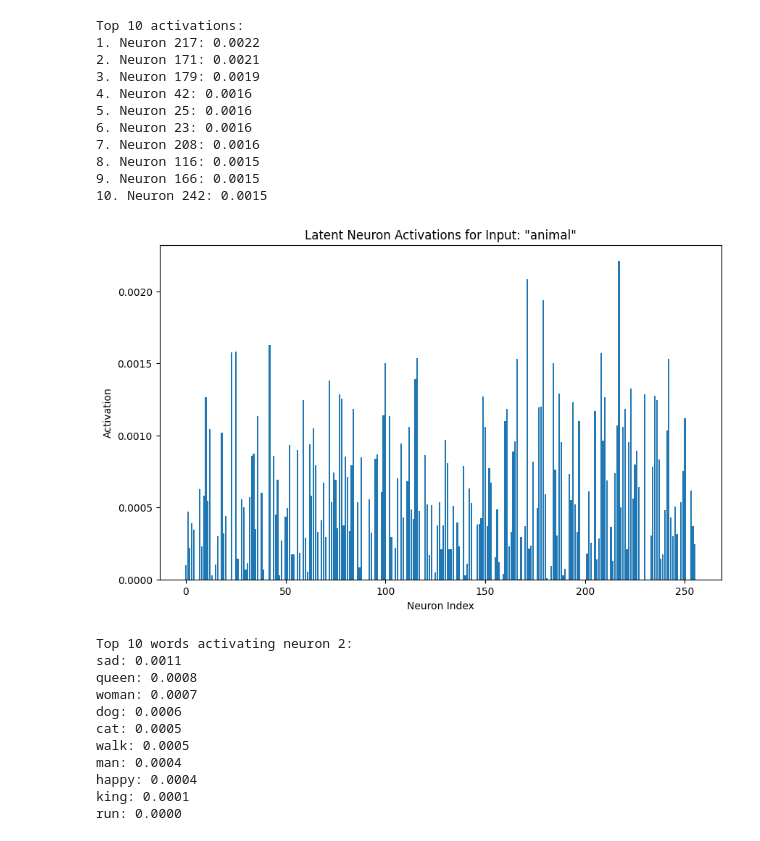
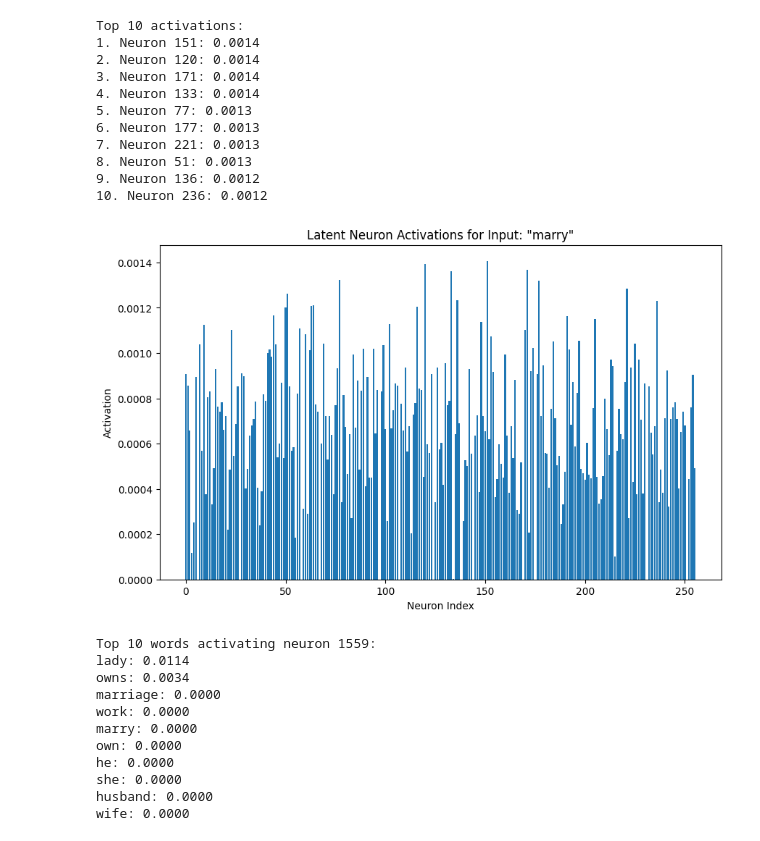
Before and after one commit to iug-htw/GPTAndPrejudice, a Jupyter notebook: SAEs_evaluations.ipynb, the cells around one changed output. Saved outputs shown, nothing was run; the diff lists cells and outputs as text; code cells hidden in the pictures.

```diff
--- a/SAEs_evaluations.ipynb
+++ b/SAEs_evaluations.ipynb
@@ -12,13 +14,15 @@ from clean_gutenberg_text import clean_gutenberg_text
 from train_sae import train_sae
 from sparse_auto_encoder import SparseAutoencoder
 # %%
-device = torch.device("cuda" if torch.cuda.is_available() else "cpu")
+# device = torch.device("cuda" if torch.cuda.is_available() else "cpu")
 
-if torch.cuda.is_available():
-    device = torch.device("cuda")
-elif torch.backends.mps.is_available():
-    device = torch.device("mps")
-else:
-    device = torch.device("cpu")
+# if torch.cuda.is_available():
+#     device = torch.device("cuda")
+# elif torch.backends.mps.is_available():
+#     device = torch.device("mps")
+# else:
+#     device = torch.device("cpu")
 
-print(f"Using {device} device.")
+# print(f"Using {device} device.")
+
+device = "cpu"
@@ -80,7 +331,7 @@ def get_token_embeddings(text, model, tokenizer, layers=[6, 12]):
 # %%
 import matplotlib.pyplot as plt
 
-def visualize_activations(input_text, tokenizer, model, sae, pooling="mean"):
+def visualize_activations(input_text, tokenizer, model, sae, layer=6, pooling="mean"):
     # Tokenize input text
     input_ids = text_to_token_ids(input_text, tokenizer)
 
@@ -88,7 +339,7 @@ def visualize_activations(input_text, tokenizer, model, sae, pooling="mean"):
     with torch.no_grad():
         model.to("cpu")
         _, hidden_states = model(input_ids, output_hidden_states=True)
-        last_hidden_state = hidden_states[-1].squeeze(0)
+        last_hidden_state = hidden_states[layer - 1].squeeze(0)
 
         # Get SAE latent activations
         _, latent_activations = sae(last_hidden_state)
@@ -123,20 +374,20 @@ def visualize_activations(input_text, tokenizer, model, sae, pooling="mean"):
     return latent_activations
 # %%
 sae_6 = SparseAutoencoder(input_dim=768, hidden_dim=256).to("cpu")
-sae_6.load_state_dict(torch.load("sae_layer6_1.pth"))
+sae_6.load_state_dict(torch.load("sae_layer6_old.pth"))
 sae_6.eval()
 
-visualize_activations("animal", tokenizer,model, sae_6, pooling="mean");
+visualize_activations("marry", tokenizer,model, sae_6, layer=6, pooling="mean");
 # %% [output]
 Top 10 activations:
-1. Neuron 217: 0.0022
-2. Neuron 171: 0.0021
-3. Neuron 179: 0.0019
-4. Neuron 42: 0.0016
-5. Neuron 25: 0.0016
-6. Neuron 23: 0.0016
-7. Neuron 208: 0.0016
-8. Neuron 116: 0.0015
-9. Neuron 166: 0.0015
-10. Neuron 242: 0.0015
+1. Neuron 151: 0.0014
+2. Neuron 120: 0.0014
+3. Neuron 171: 0.0014
+4. Neuron 133: 0.0014
+5. Neuron 77: 0.0013
+6. Neuron 177: 0.0013
+7. Neuron 221: 0.0013
+8. Neuron 51: 0.0013
+9. Neuron 136: 0.0012
+10. Neuron 236: 0.0012
-[figure, old version]
+[figure, new version]
@@ -174,18 +394,19 @@ def find_top_activating_words(text_list, tokenizer, model, sae, neuron_idx, top_
 # %%
-words = ["king", "queen", "man", "woman", "dog", "cat", "run", "walk", "happy", "sad"]
-find_top_activating_words(words, tokenizer, model, sae_6, neuron_idx=2)
+words = ["marriage", "work", "marry", "own", "owns", "he", "she", "husband", "wife", "family", "lady", "gentleman",
+        "farm", "family", "town", "London", "letter", "scandal", "love", "duty", "she", "he"]
+find_top_activating_words(words, tokenizer, model, sae_12, layer=12, neuron_idx=1559)
 # %% [output]
-Top 10 words activating neuron 2:
-sad: 0.0011
-queen: 0.0008
-woman: 0.0007
-dog: 0.0006
-cat: 0.0005
-walk: 0.0005
-man: 0.0004
-happy: 0.0004
-king: 0.0001
-run: 0.0000
+Top 10 words activating neuron 1559:
+lady: 0.0114
+owns: 0.0034
+marriage: 0.0000
+work: 0.0000
+marry: 0.0000
+own: 0.0000
+he: 0.0000
+she: 0.0000
+husband: 0.0000
+wife: 0.0000
 # %%
 from sklearn.cluster import KMeans
 
```
Also changed, not shown: parts of 26 cells of this notebook, 12 other files.
